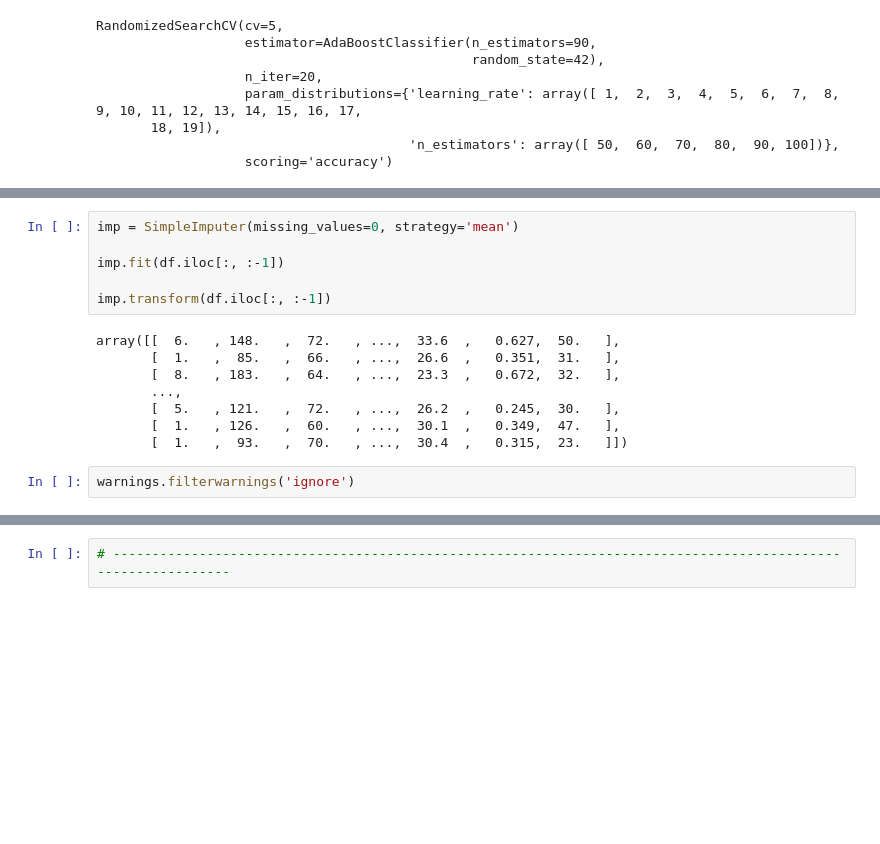
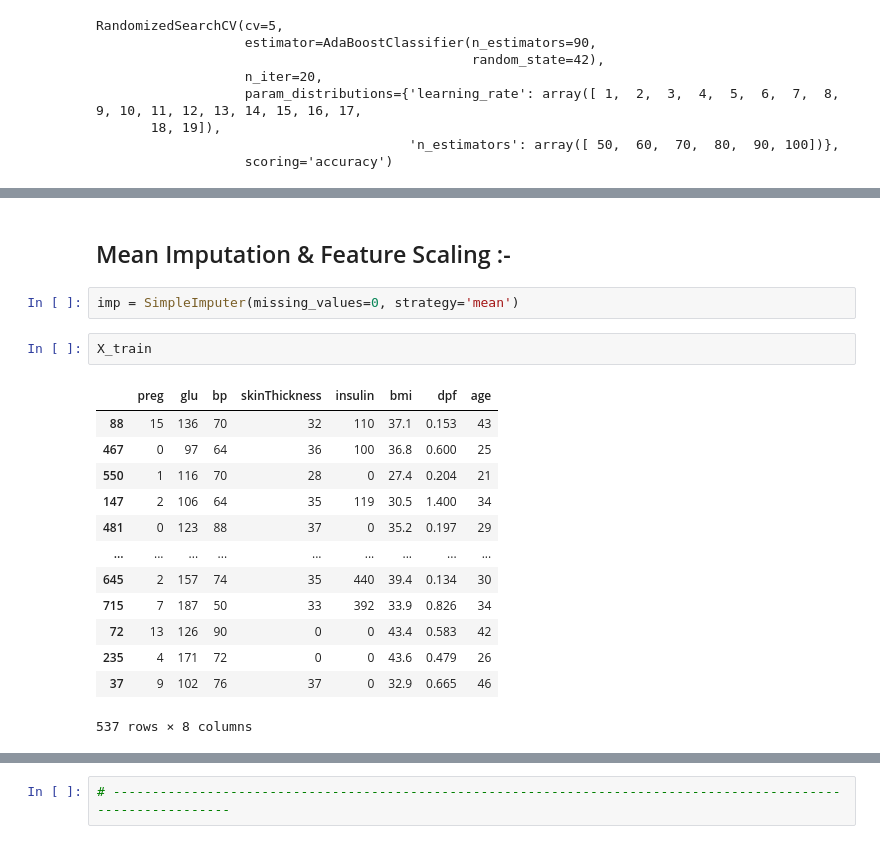
Before and after one commit to Patel27-S/Diabetes-Prediction---Data-Mining, a Jupyter notebook: DiabetesPrediction.ipynb, the cells around one changed output, grey strips where cells are left out. Saved outputs shown, nothing was run; the diff lists cells and outputs as text; blank space fills up the shorter version.

Commit message:
In this version of the project, I have applied mean imputation and normalized the dataset. Now, have to apply all different algorithms.

```diff
--- a/DiabetesPrediction.ipynb
+++ b/DiabetesPrediction.ipynb
@@ -949,16 +946,20 @@ print(f'{accuracy_score_ab*100}% is the accuracy score with the optimized hyperp
-# %%
-imp = SimpleImputer(missing_values=0, strategy='mean')
-
-imp.fit(df.iloc[:, :-1])
-
-imp.transform(df.iloc[:, :-1])
-# %% [output]
-array([[  6.   , 148.   ,  72.   , ...,  33.6  ,   0.627,  50.   ],
-       [  1.   ,  85.   ,  66.   , ...,  26.6  ,   0.351,  31.   ],
-       [  8.   , 183.   ,  64.   , ...,  23.3  ,   0.672,  32.   ],
-       ...,
-       [  5.   , 121.   ,  72.   , ...,  26.2  ,   0.245,  30.   ],
-       [  1.   , 126.   ,  60.   , ...,  30.1  ,   0.349,  47.   ],
-       [  1.   ,  93.   ,  70.   , ...,  30.4  ,   0.315,  23.   ]])
+# %% [markdown]
+## Mean Imputation & Feature Scaling :-
+# %%
+imp = SimpleImputer(missing_values=0, strategy='mean')
 # %%
-warnings.filterwarnings('ignore')
+X_train
+# %% [output]
+|  | preg | glu | bp | skinThickness | insulin | bmi | dpf | age |
+| 88 | 15 | 136 | 70 | 32 | 110 | 37.1 | 0.153 | 43 |
+| 467 | 0 | 97 | 64 | 36 | 100 | 36.8 | 0.600 | 25 |
+| 550 | 1 | 116 | 70 | 28 | 0 | 27.4 | 0.204 | 21 |
+| 147 | 2 | 106 | 64 | 35 | 119 | 30.5 | 1.400 | 34 |
+| 481 | 0 | 123 | 88 | 37 | 0 | 35.2 | 0.197 | 29 |
+| ... | ... | ... | ... | ... | ... | ... | ... | ... |
+| 645 | 2 | 157 | 74 | 35 | 440 | 39.4 | 0.134 | 30 |
+| 715 | 7 | 187 | 50 | 33 | 392 | 33.9 | 0.826 | 34 |
+| 72 | 13 | 126 | 90 | 0 | 0 | 43.4 | 0.583 | 42 |
+| 235 | 4 | 171 | 72 | 0 | 0 | 43.6 | 0.479 | 26 |
+| 37 | 9 | 102 | 76 | 37 | 0 | 32.9 | 0.665 | 46 |
+537 rows × 8 columns
```
Also changed, not shown: parts of 45 cells of this notebook.
